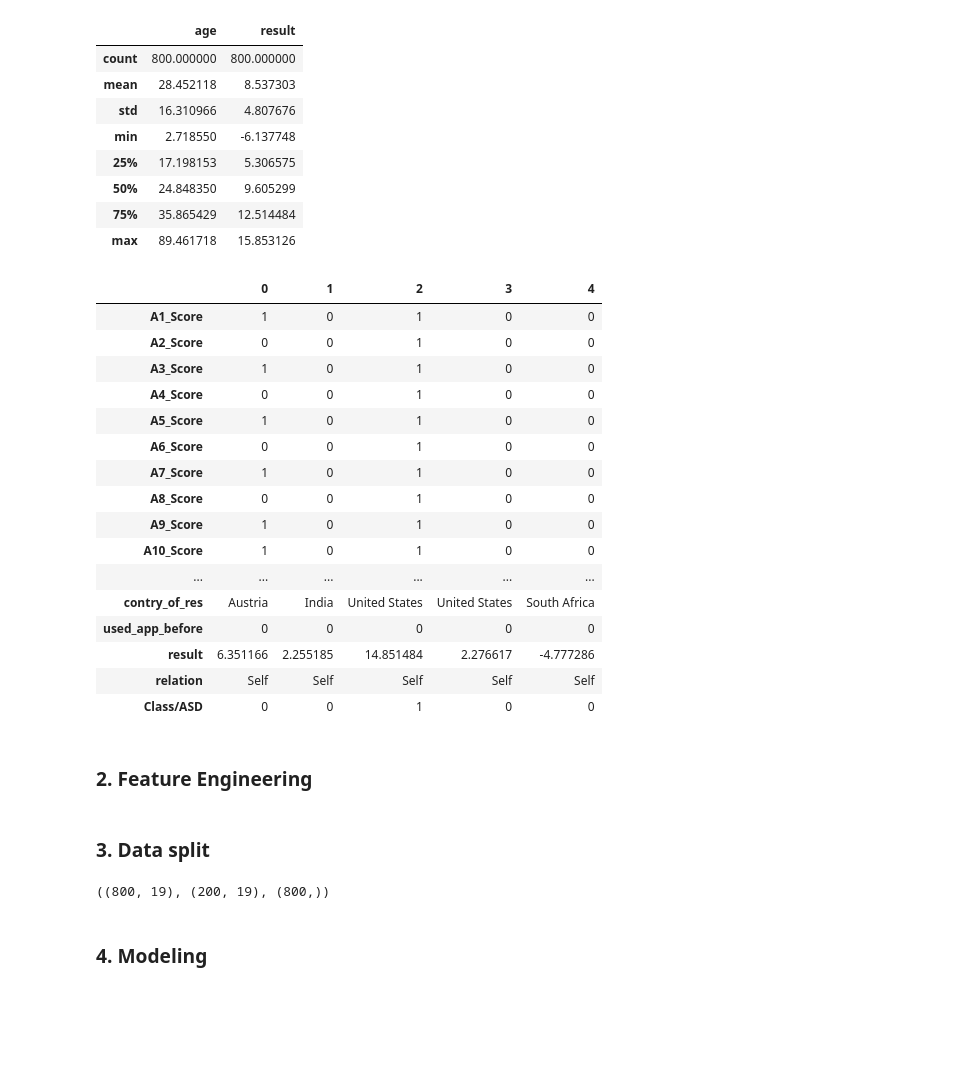
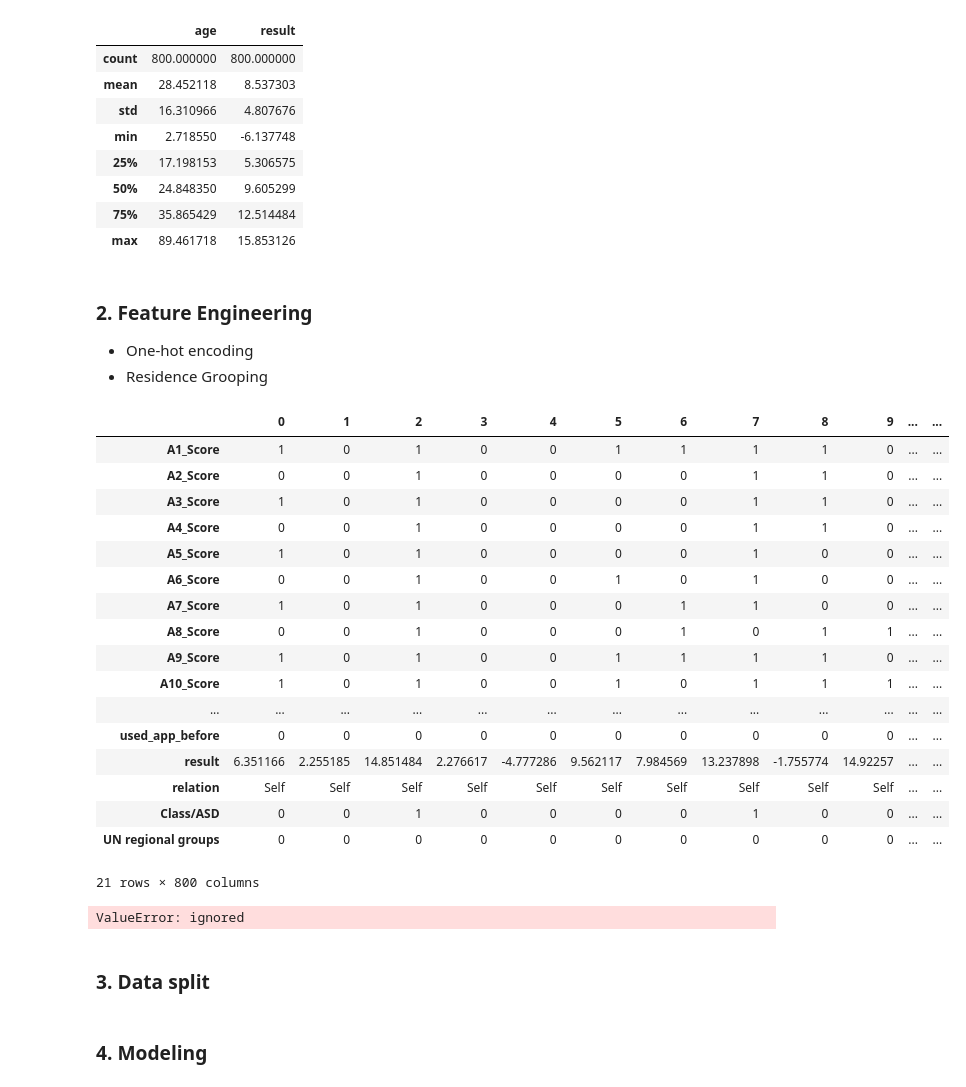
Before and after one commit to yk-Jeong/autism, a Jupyter notebook: autism.ipynb, the cells around one changed output. Drawn from its saved outputs; the diff is of its cells as text; code cells hidden in the pictures; blank space fills up the shorter version.

```diff
--- a/autism.ipynb
+++ b/autism.ipynb
@@ -139,8 +145,11 @@ test.drop('age_desc', axis=1, inplace=True)
 train.drop('ID', axis=1, inplace=True)
 test.drop('ID', axis=1, inplace=True)
 # %%
-# 컬럼명 austim -> autism으로 변경
+# 컬럼명 오타 수정 및 변경: Contry_of_res -> residence, austim -> autism
 
 train.rename(columns={'austim':'autism'}, inplace=True)
 test.rename(columns={'austim':'autism'}, inplace=True)
+
+train.rename(columns={'contry_of_res':'residence'}, inplace=True)
+test.rename(columns={'contry_of_res':'residence'}, inplace=True)
 # %%
@@ -166,25 +199,7 @@ train[['age', 'result']].describe()
 | 50% | 24.848350 | 9.605299 |
 | 75% | 35.865429 | 12.514484 |
 | max | 89.461718 | 15.853126 |
-# %%
-train.head().T
-# %% [output]
-|  | 0 | 1 | 2 | 3 | 4 |
-| A1_Score | 1 | 0 | 1 | 0 | 0 |
-| A2_Score | 0 | 0 | 1 | 0 | 0 |
-| A3_Score | 1 | 0 | 1 | 0 | 0 |
-| A4_Score | 0 | 0 | 1 | 0 | 0 |
-| A5_Score | 1 | 0 | 1 | 0 | 0 |
-| A6_Score | 0 | 0 | 1 | 0 | 0 |
-| A7_Score | 1 | 0 | 1 | 0 | 0 |
-| A8_Score | 0 | 0 | 1 | 0 | 0 |
-| A9_Score | 1 | 0 | 1 | 0 | 0 |
-| A10_Score | 1 | 0 | 1 | 0 | 0 |
-| ... | ... | ... | ... | ... | ... |
-| contry_of_res | Austria | India | United States | United States | South Africa |
-| used_app_before | 0 | 0 | 0 | 0 | 0 |
-| result | 6.351166 | 2.255185 | 14.851484 | 2.276617 | -4.777286 |
-| relation | Self | Self | Self | Self | Self |
-| Class/ASD | 0 | 0 | 1 | 0 | 0 |
 # %% [markdown]
 ### 2. Feature Engineering
+- One-hot encoding
+- Residence Grooping
@@ -190,0 +208,22 @@ train.head().T
+# %%
+train['UN regional groups'] = 0
+train.T
+# %% [output]
+|  | 0 | 1 | 2 | 3 | 4 | 5 | 6 | 7 | 8 | 9 | ... | ... |
+| A1_Score | 1 | 0 | 1 | 0 | 0 | 1 | 1 | 1 | 1 | 0 | ... | ... |
+| A2_Score | 0 | 0 | 1 | 0 | 0 | 0 | 0 | 1 | 1 | 0 | ... | ... |
+| A3_Score | 1 | 0 | 1 | 0 | 0 | 0 | 0 | 1 | 1 | 0 | ... | ... |
+| A4_Score | 0 | 0 | 1 | 0 | 0 | 0 | 0 | 1 | 1 | 0 | ... | ... |
+| A5_Score | 1 | 0 | 1 | 0 | 0 | 0 | 0 | 1 | 0 | 0 | ... | ... |
+| A6_Score | 0 | 0 | 1 | 0 | 0 | 1 | 0 | 1 | 0 | 0 | ... | ... |
+| A7_Score | 1 | 0 | 1 | 0 | 0 | 0 | 1 | 1 | 0 | 0 | ... | ... |
+| A8_Score | 0 | 0 | 1 | 0 | 0 | 0 | 1 | 0 | 1 | 1 | ... | ... |
+| A9_Score | 1 | 0 | 1 | 0 | 0 | 1 | 1 | 1 | 1 | 0 | ... | ... |
+| A10_Score | 1 | 0 | 1 | 0 | 0 | 1 | 0 | 1 | 1 | 1 | ... | ... |
+| ... | ... | ... | ... | ... | ... | ... | ... | ... | ... | ... | ... | ... |
+| used_app_before | 0 | 0 | 0 | 0 | 0 | 0 | 0 | 0 | 0 | 0 | ... | ... |
+| result | 6.351166 | 2.255185 | 14.851484 | 2.276617 | -4.777286 | 9.562117 | 7.984569 | 13.237898 | -1.755774 | 14.92257 | ... | ... |
+| relation | Self | Self | Self | Self | Self | Self | Self | Self | Self | Self | ... | ... |
+| Class/ASD | 0 | 0 | 1 | 0 | 0 | 0 | 0 | 1 | 0 | 0 | ... | ... |
+| UN regional groups | 0 | 0 | 0 | 0 | 0 | 0 | 0 | 0 | 0 | 0 | ... | ... |
+21 rows × 800 columns
@@ -191,3 +244,7 @@ train.head().T
+# %%
+country_grooping(train)
+# %% [output]
+ValueError: ignored
 # %% [markdown]
 ### 3. Data split
 # %%
@@ -200,5 +257,3 @@ X_train = train.iloc[:, 0:-1]
 X_test = test
 # %%
 X_train.shape, X_test.shape, y_train.shape
-# %% [output]
-((800, 19), (200, 19), (800,))
```
Also changed, not shown: parts of 8 cells of this notebook.
